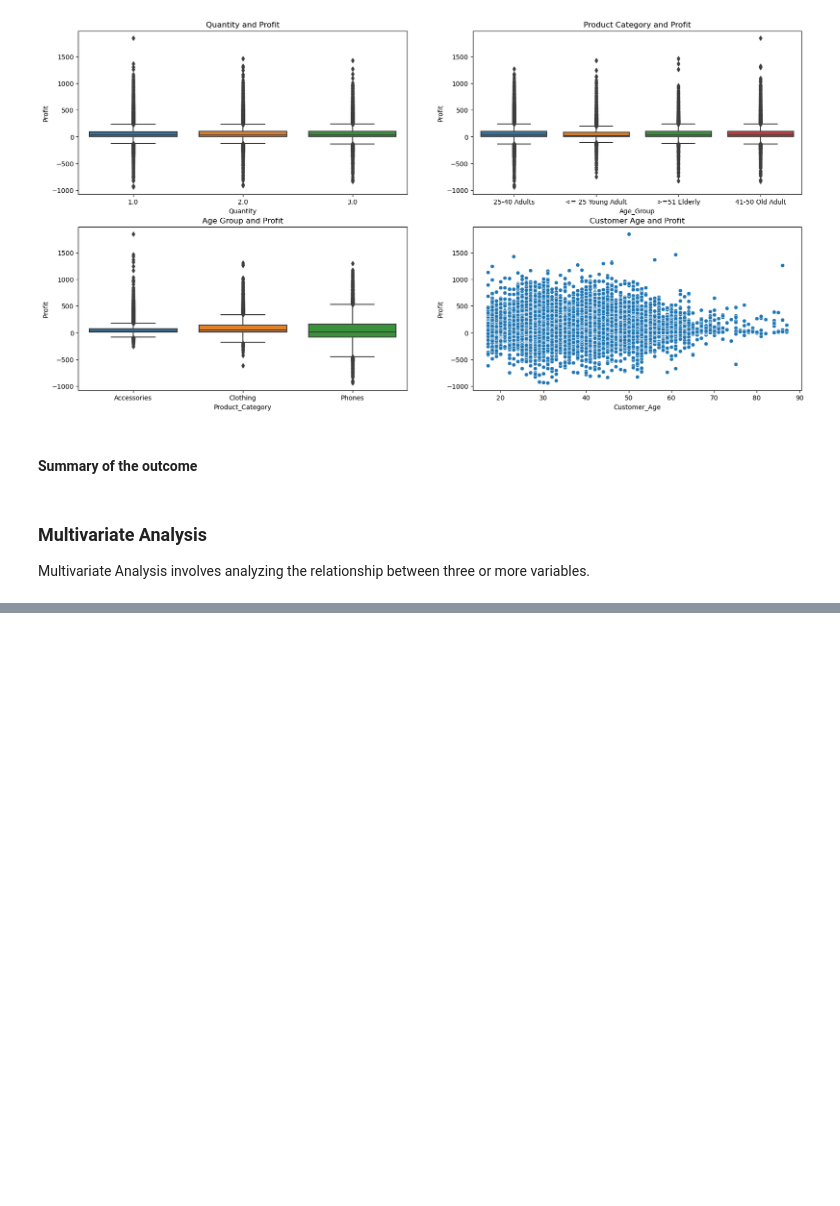
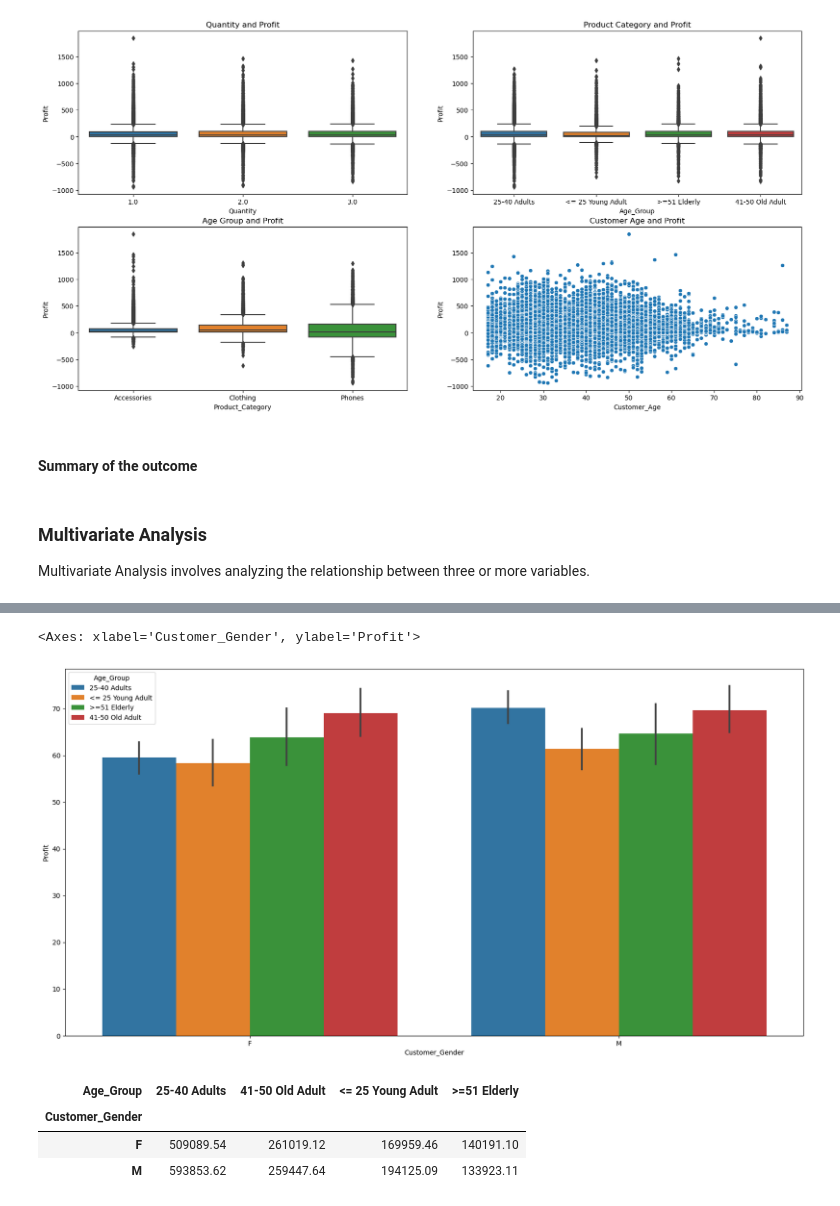
Before and after one commit to chemutai254/ML_Projects, a Jupyter notebook: EDA/Dune_Sales_Analysis.ipynb, the cells around one changed output, grey strips where cells are left out. Saved outputs shown, nothing was run; the diff lists cells and outputs as text; code cells hidden in the pictures; blank space fills up the shorter version.

```diff
--- a/EDA/Dune_Sales_Analysis.ipynb
+++ b/EDA/Dune_Sales_Analysis.ipynb
@@ -496,0 +550,14 @@ Multivariate Analysis involves analyzing the relationship between three or more
+# %%
+# Customer Gender, Age Group, and Profit
+plt.figure(figsize=(20,10))
+sns.barplot(x='Customer_Gender', y='Profit', data=df, hue='Age_Group')
+# %% [output]
+<Axes: xlabel='Customer_Gender', ylabel='Profit'>
+[figure, added]
+# %%
+df.pivot_table(values='Profit', index='Customer_Gender', columns='Age_Group', aggfunc='sum')
+# %% [output]
+| Age_Group | 25-40 Adults | 41-50 Old Adult | <= 25 Young Adult | >=51 Elderly |
+| Customer_Gender |  |  |  |  |
+| F | 509089.54 | 261019.12 | 169959.46 | 140191.10 |
+| M | 593853.62 | 259447.64 | 194125.09 | 133923.11 |
```
Also changed, not shown: parts of 12 cells of this notebook.
